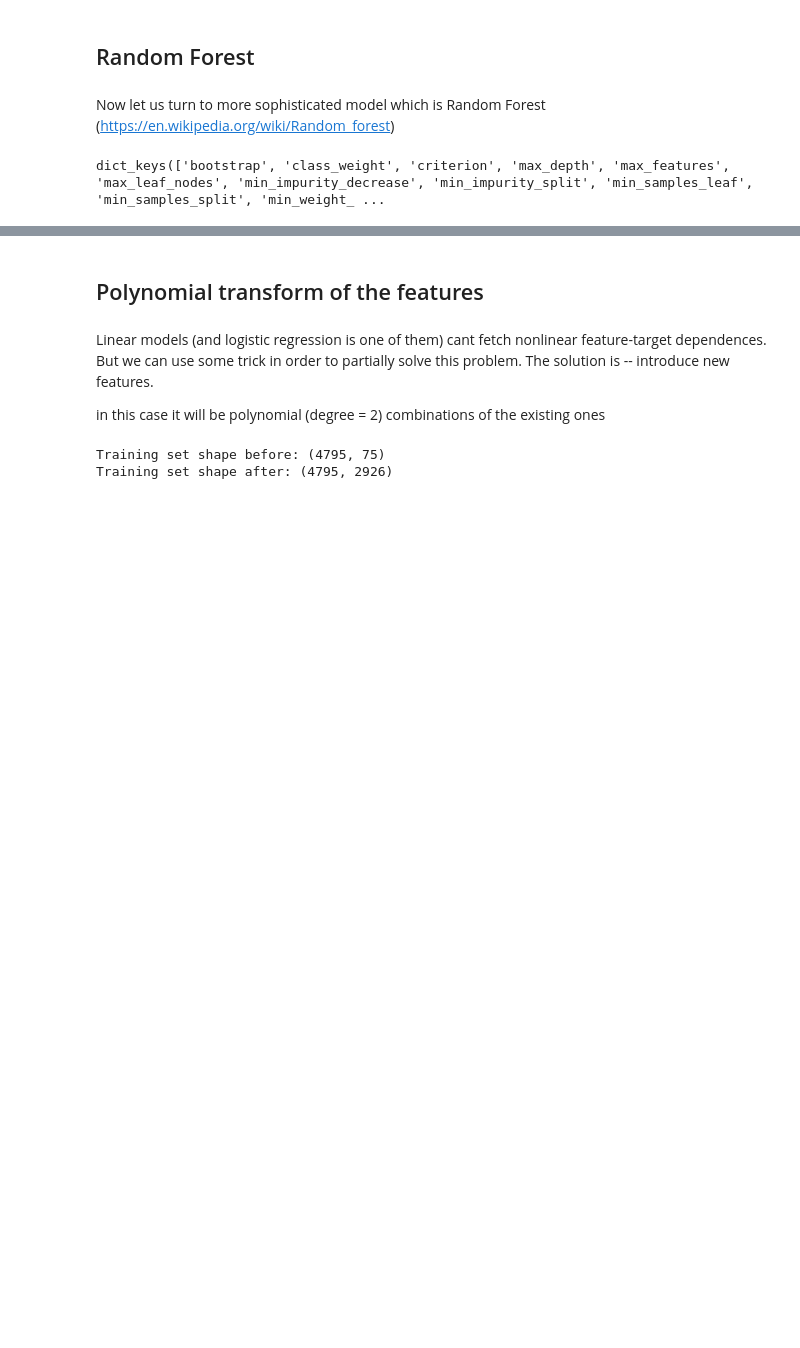
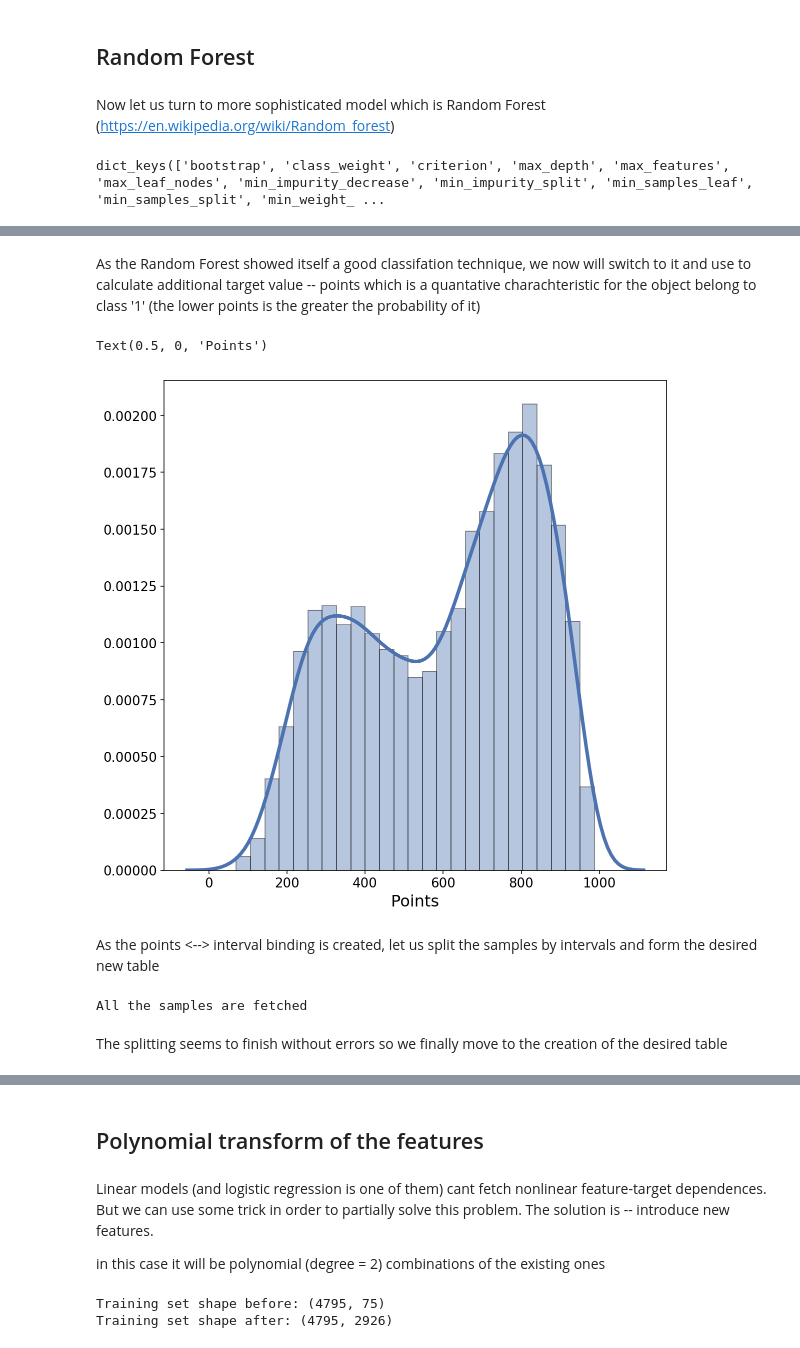
Before and after one commit to VitalyPetrov/scorista-testing-task, a Jupyter notebook: scorista_problem.ipynb, the cells around one changed output, grey strips where cells are left out. Saved outputs shown, nothing was run; the diff lists cells and outputs as text; code cells hidden in the pictures; blank space fills up the shorter version.

```diff
--- a/scorista_problem.ipynb
+++ b/scorista_problem.ipynb
@@ -306,0 +339,10 @@ ROC AUC score for Random Forest: 0.9365044394127132
+# %% [markdown]
+As the Random Forest showed itself a good classifation technique, we now will switch to it and use to calculate additional target value -- points which is a quantative charachteristic for the object belong to class '1' (the lower points is the greater the probability of it)
+# %%
+points = (rf_estimator.predict_proba(features)[:, 0] * 1000).astype(np.int)
+
+sns.distplot(points, bins=25, kde_kws={'lw': 3.5}, norm_hist=True)
+plt.xlabel('Points', fontsize=16)
+# %% [output]
+Text(0.5, 0, 'Points')
+[figure, added]
@@ -306,0 +376,22 @@ ROC AUC score for Random Forest: 0.9365044394127132
+# %% [markdown]
+As the points <--> interval binding is created, let us split the samples by intervals and form the desired new table
+# %%
+# split samples by intervals
+indecies_for_intervals = [] # list storing indicies list for each of intervals
+counts = [] # count of samples belong to each interval
+#
+
+for interval in get_all_intervals():
+    tmp = [idx for idx, value in enumerate(intervals) if value == interval]
+    indecies_for_intervals.append(tmp)
+    counts.append( len(tmp) )
+
+# Check that all the samples are fetched
+if not sum(counts) == target.shape[0]:
+    raise AssertionError('Not all the objects are fetched')
+
+print(f'All the samples are fetched')
+# %% [output]
+All the samples are fetched
+# %% [markdown]
+The splitting seems to finish without errors so we finally move to the creation of the desired table
```
Also changed, not shown: parts of 20 cells of this notebook.
